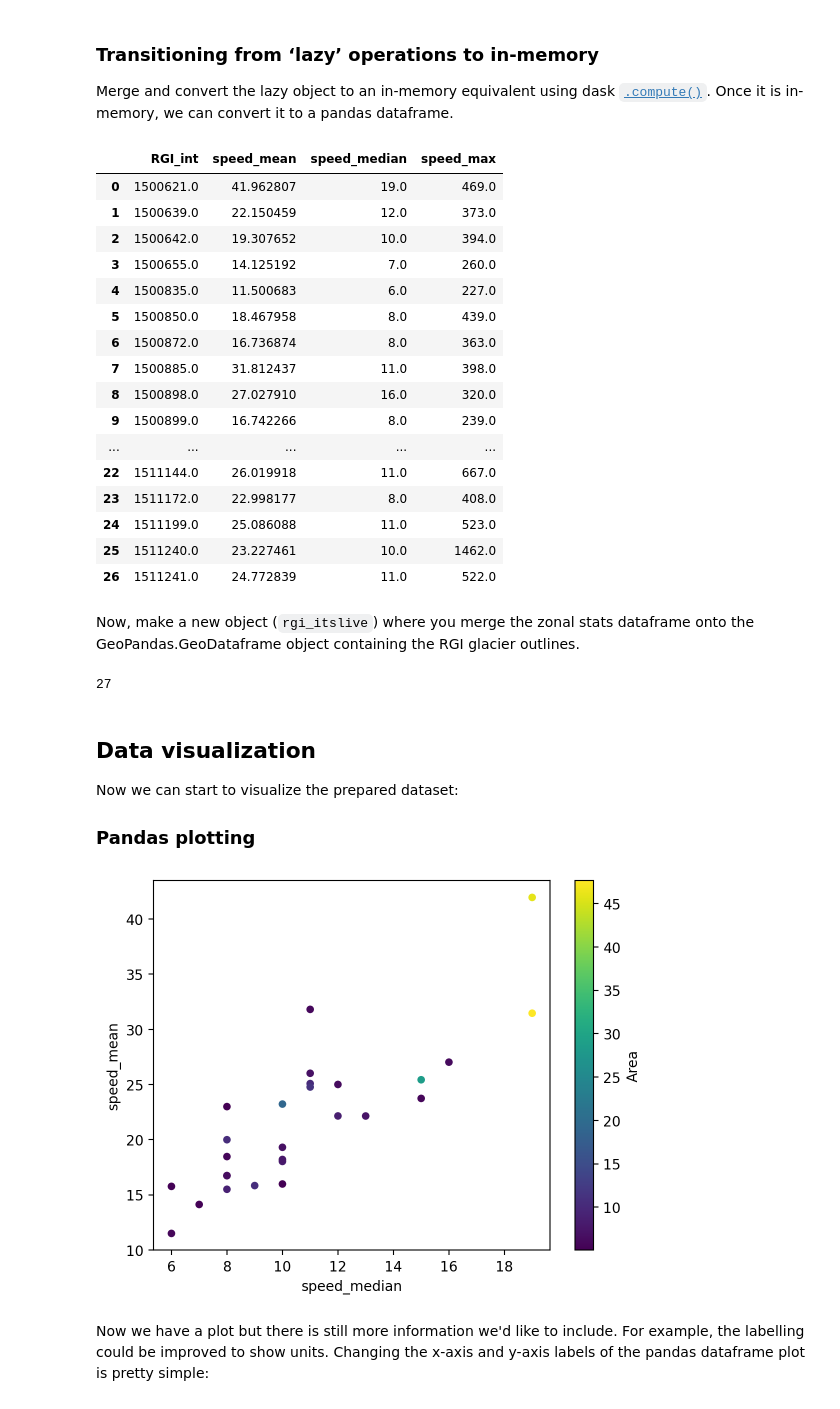
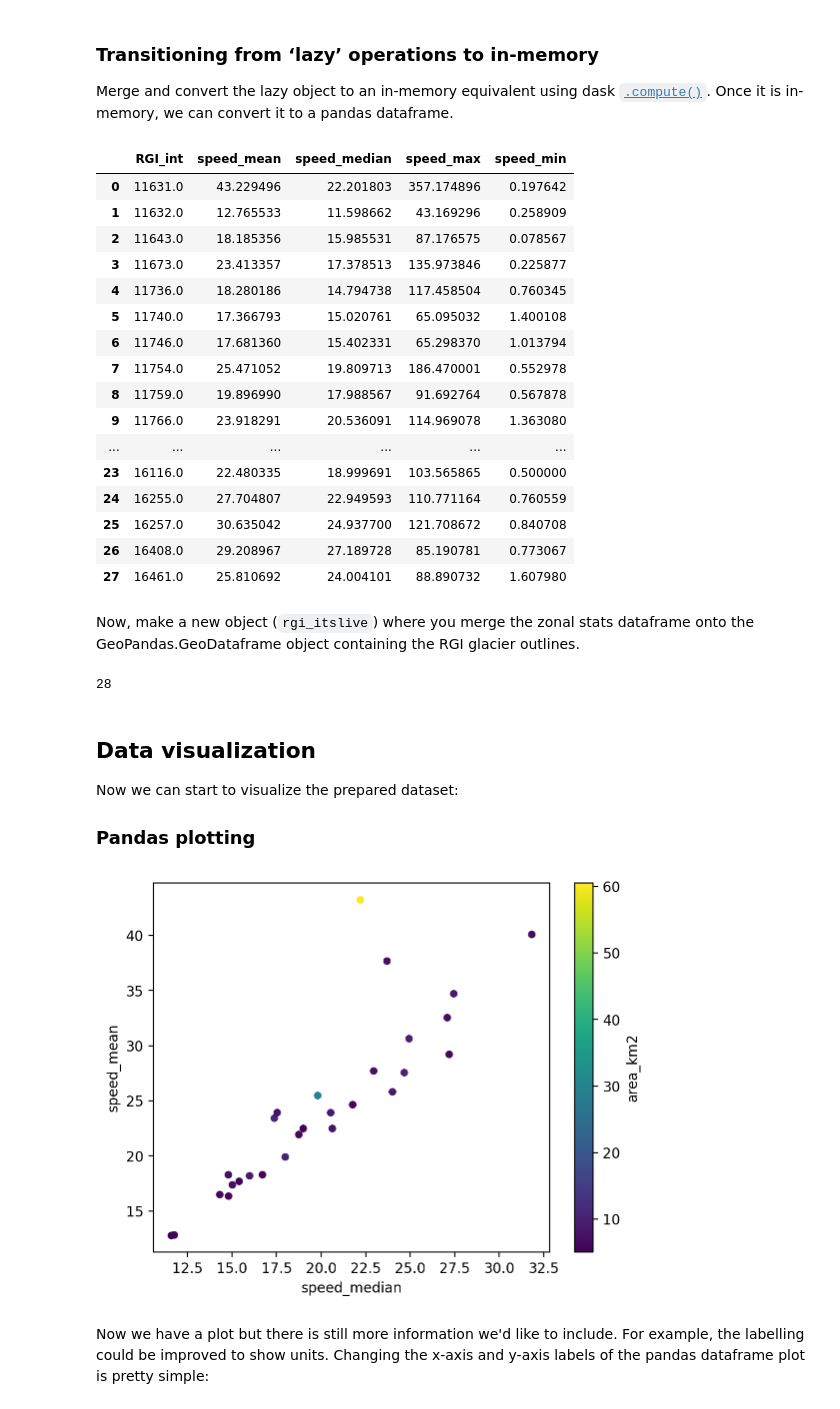
Before and after one commit to e-marshall/itslive, a Jupyter notebook: glacier_analysis_grouped.ipynb, the cells around one changed output. Drawn from its saved outputs; the diff is of its cells as text; code cells hidden in the pictures.

Commit message:
final fixes to grouped analysis nb

```diff
--- a/glacier_analysis_grouped.ipynb
+++ b/glacier_analysis_grouped.ipynb
@@ -307,6 +307,7 @@ Compute summary statistics for a single variable on the grouped object:
 grid_mean_sp = grouped_ID.mean(dim=...).rename({'v': 'speed_mean'})
 grid_median_sp = grouped_ID.median(dim=...).rename({'v': 'speed_median'})
 grid_max_sp = grouped_ID.max(dim=...).rename({'v': 'speed_max'})
+grid_min_sp = grouped_ID.min(dim=...).rename({'v': 'speed_min'})
 # %% [markdown]
 Check if the data arrays (`RGI_int`) are equal, must be the case for `xr.merge()` in next step
 # %%
@@ -322,7 +325,7 @@ True
 
 Merge and convert the lazy object to an in-memory equivalent using dask [`.compute()`](https://docs.dask.org/en/stable/generated/dask.dataframe.DataFrame.compute.html). Once it is in-memory, we can convert it to a pandas dataframe.
 # %%
-zonal_stats = xr.merge([grid_mean_sp, grid_median_sp, grid_max_sp]).compute()
+zonal_stats = xr.merge([grid_mean_sp, grid_median_sp, grid_max_sp, grid_min_sp]).compute()
 # %%
 zonal_stats_df = zonal_stats.to_dataframe()
 # %%
@@ -331,23 +334,23 @@ zonal_stats_df = zonal_stats_df.reset_index()
 zonal_stats_df = zonal_stats_df.drop(['spatial_ref'], axis=1)
 zonal_stats_df
 # %% [output]
-|  | RGI_int | speed_mean | speed_median | speed_max |
-| 0 | 1500621.0 | 41.962807 | 19.0 | 469.0 |
-| 1 | 1500639.0 | 22.150459 | 12.0 | 373.0 |
-| 2 | 1500642.0 | 19.307652 | 10.0 | 394.0 |
-| 3 | 1500655.0 | 14.125192 | 7.0 | 260.0 |
-| 4 | 1500835.0 | 11.500683 | 6.0 | 227.0 |
-| 5 | 1500850.0 | 18.467958 | 8.0 | 439.0 |
-| 6 | 1500872.0 | 16.736874 | 8.0 | 363.0 |
-| 7 | 1500885.0 | 31.812437 | 11.0 | 398.0 |
-| 8 | 1500898.0 | 27.027910 | 16.0 | 320.0 |
-| 9 | 1500899.0 | 16.742266 | 8.0 | 239.0 |
-| ... | ... | ... | ... | ... |
-| 22 | 1511144.0 | 26.019918 | 11.0 | 667.0 |
-| 23 | 1511172.0 | 22.998177 | 8.0 | 408.0 |
-| 24 | 1511199.0 | 25.086088 | 11.0 | 523.0 |
-| 25 | 1511240.0 | 23.227461 | 10.0 | 1462.0 |
-| 26 | 1511241.0 | 24.772839 | 11.0 | 522.0 |
+|  | RGI_int | speed_mean | speed_median | speed_max | speed_min |
+| 0 | 11631.0 | 43.229496 | 22.201803 | 357.174896 | 0.197642 |
+| 1 | 11632.0 | 12.765533 | 11.598662 | 43.169296 | 0.258909 |
+| 2 | 11643.0 | 18.185356 | 15.985531 | 87.176575 | 0.078567 |
+| 3 | 11673.0 | 23.413357 | 17.378513 | 135.973846 | 0.225877 |
+| 4 | 11736.0 | 18.280186 | 14.794738 | 117.458504 | 0.760345 |
+| 5 | 11740.0 | 17.366793 | 15.020761 | 65.095032 | 1.400108 |
+| 6 | 11746.0 | 17.681360 | 15.402331 | 65.298370 | 1.013794 |
+| 7 | 11754.0 | 25.471052 | 19.809713 | 186.470001 | 0.552978 |
+| 8 | 11759.0 | 19.896990 | 17.988567 | 91.692764 | 0.567878 |
+| 9 | 11766.0 | 23.918291 | 20.536091 | 114.969078 | 1.363080 |
+| ... | ... | ... | ... | ... | ... |
+| 23 | 16116.0 | 22.480335 | 18.999691 | 103.565865 | 0.500000 |
+| 24 | 16255.0 | 27.704807 | 22.949593 | 110.771164 | 0.760559 |
+| 25 | 16257.0 | 30.635042 | 24.937700 | 121.708672 | 0.840708 |
+| 26 | 16408.0 | 29.208967 | 27.189728 | 85.190781 | 0.773067 |
+| 27 | 16461.0 | 25.810692 | 24.004101 | 88.890732 | 1.607980 |
 # %% [markdown]
 Now, make a new object (`rgi_itslive`) where you merge the zonal stats dataframe onto the GeoPandas.GeoDataframe object containing the RGI glacier outlines.
 # %%
@@ -357,7 +360,7 @@ rgi_itslive = pd.merge(rgi_sub, right =  zonal_stats_df, how='inner', on='RGI_in
 # %%
 rgi_itslive['rgi_id'].nunique()
 # %% [output]
-27
+28
 # %% [markdown]
 ## Data visualization
 Now we can start to visualize the prepared dataset:
@@ -365,9 +368,9 @@ Now we can start to visualize the prepared dataset:
 ### Pandas plotting
 # %%
 fig, ax = plt.subplots()
-sc = rgi_itslive.plot.scatter(x='speed_median',y = 'speed_mean', c = 'Area', ax=ax)
+sc = rgi_itslive.plot.scatter(x='speed_median',y = 'speed_mean', c = 'area_km2', ax=ax)
 # %% [output]
-[figure, old version]
+[figure, new version]
 # %% [markdown]
 Now we have a plot but there is still more information we'd like to include. For example, the labelling could be improved to show units. Changing the x-axis and y-axis labels of the pandas dataframe plot is pretty simple:
 # %%
```
Also changed, not shown: parts of 7 cells of this notebook, 2 other files.
